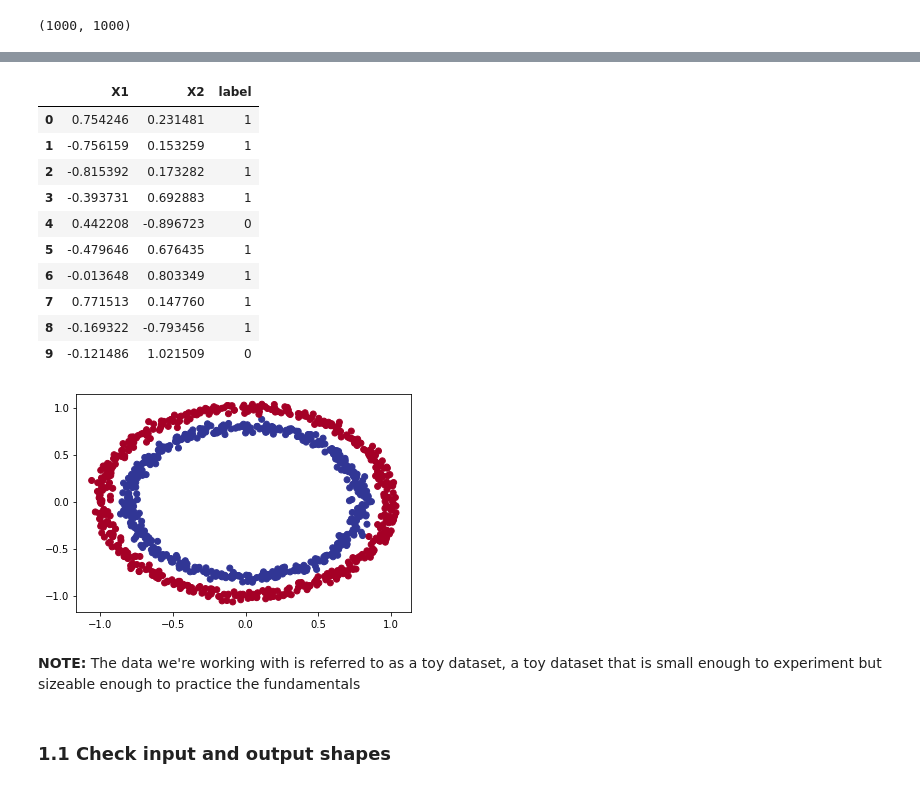
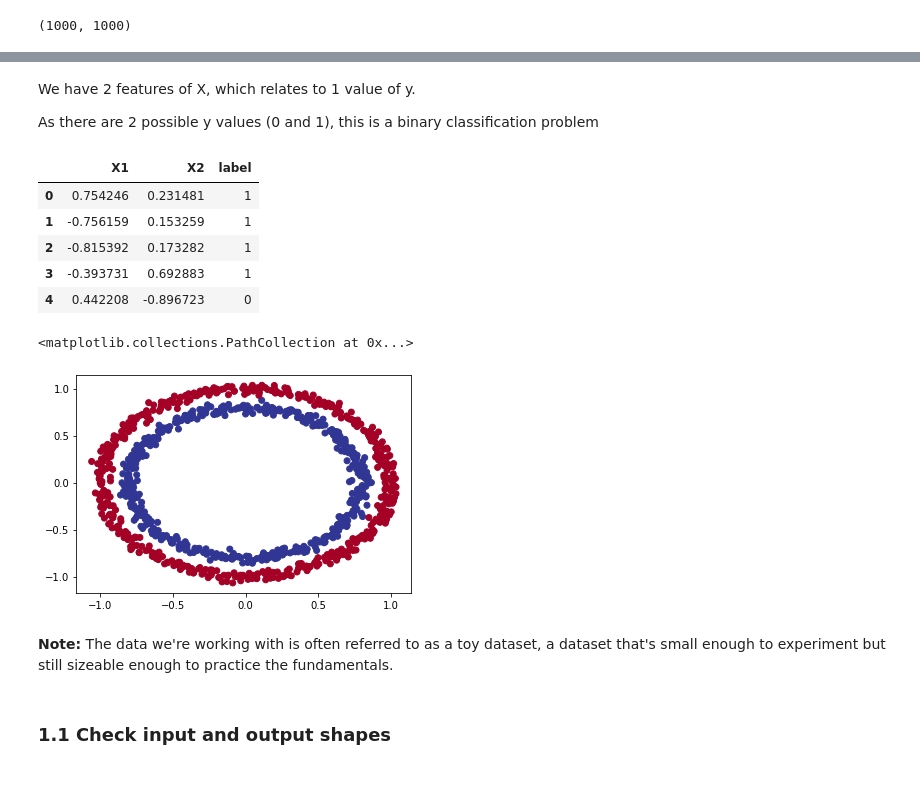
Before and after one commit to VanshK7/PyTorch-for-Deep-Learning-Course, a Jupyter notebook: 02_pytorch_classification.ipynb, the cells around one changed output, grey strips where cells are left out. Cells and saved outputs as stored; diff of their text form; code cells hidden in the pictures.

```diff
--- a/02_pytorch_classification.ipynb
+++ b/02_pytorch_classification.ipynb
@@ -11,11 +12,8 @@ import sklearn
 # %%
-from sklearn.datasets import make_circles
+# Making 1000 samples
 
-# Making 1000 samples
-n_samples=1000
+n_samples = 1000
 
 # Create circles
-X, y = make_circles(n_samples,
-                    noise=0.03,     # For some randomness
-                    random_state=42)
+X, y = make_circles(n_samples, noise=0.03, random_state=42)
 # %%
@@ -36,34 +33,30 @@ First 5 samples of X:
 First 5 samples of y: [1 1 1 1 0]
+# %% [markdown]
+We have 2 features of X, which relates to 1 value of y.
+
+As there are 2 possible y values (0 and 1), this is a binary classification problem
 # %%
-# Making dataframe of circle data
+# Make dataframe of circles
 import pandas as pd
-circles = pd.DataFrame({"X1" : X[:,0],      # Everything in 0th index = X1
-                        "X2" : X[:,1],
-                        "label" : y})
-circles.head(10)
+circles=pd.DataFrame({"X1": X[:, 0], "X2": X[:, 1], "label": y})
+circles.head()
 # %% [output]
 |  | X1 | X2 | label |
 | 0 | 0.754246 | 0.231481 | 1 |
 | 1 | -0.756159 | 0.153259 | 1 |
 | 2 | -0.815392 | 0.173282 | 1 |
 | 3 | -0.393731 | 0.692883 | 1 |
 | 4 | 0.442208 | -0.896723 | 0 |
-| 5 | -0.479646 | 0.676435 | 1 |
-| 6 | -0.013648 | 0.803349 | 1 |
-| 7 | 0.771513 | 0.147760 | 1 |
-| 8 | -0.169322 | -0.793456 | 1 |
-| 9 | -0.121486 | 1.021509 | 0 |
 # %%
-# Further visualizing
+# Visualizeing the data
 import matplotlib.pyplot as plt
-plt.scatter(x = X[:, 0],
-            y = X[:, 1],
-            c=y,            # Colour will be based on the answer in y column
-            cmap=plt.cm.RdYlBu);
+
+plt.scatter(x=X[:, 0], y=X[:, 1], c=y, cmap=plt.cm.RdYlBu)
 # %% [output]
+<matplotlib.collections.PathCollection at 0x...>
 [figure]
 # %% [markdown]
-**NOTE:** The data we're working with is referred to as a toy dataset, a toy dataset that is small enough to experiment but sizeable enough to practice the fundamentals
+**Note:** The data we're working with is often referred to as a toy dataset, a dataset that's small enough to experiment but still sizeable enough to practice the fundamentals.
 # %% [markdown]
 ### 1.1 Check input and output shapes
 # %%
```
Also changed, not shown: parts of 64 cells of this notebook, 5 other files.
